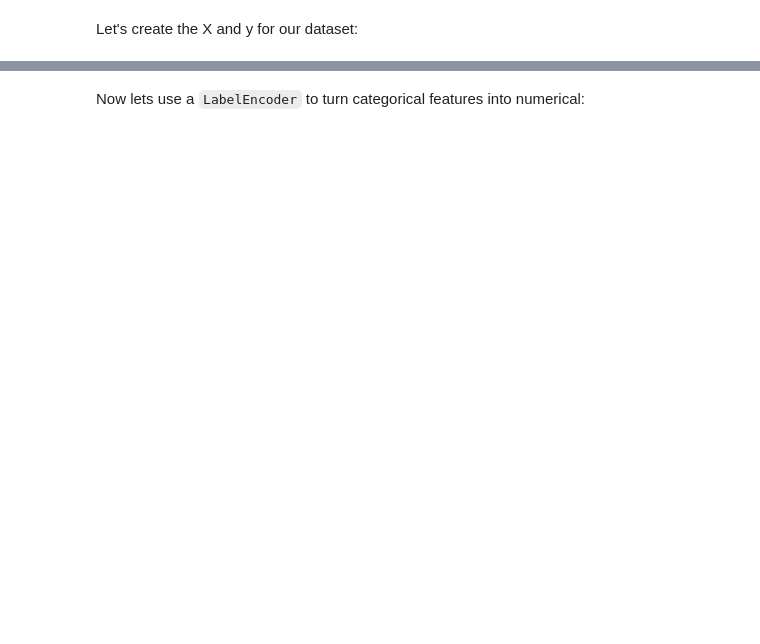
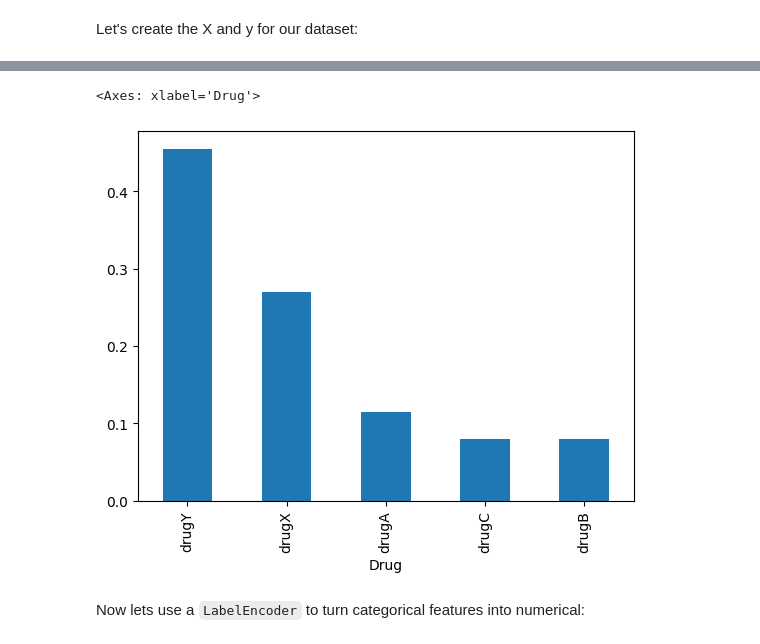
Before and after one commit to zhiyixu/ibm, a Jupyter notebook: 3.分类问题/Ramdom_forest.ipynb, the cells around one changed output, grey strips where cells are left out. Drawn from its saved outputs; the diff is of its cells as text; code cells hidden in the pictures; blank space fills up the shorter version.

```diff
--- a/3.分类问题/Ramdom_forest.ipynb
+++ b/3.分类问题/Ramdom_forest.ipynb
@@ -343,3 +598,8 @@ y[0:5]
+# %%
+y.value_counts(normalize=True).plot(kind="bar")
+# %% [output]
+<Axes: xlabel='Drug'>
+[figure, added]
 # %% [markdown]
 Now lets use a <code>LabelEncoder</code> to turn categorical features into numerical:
 # %%
```
Also changed, not shown: parts of 47 cells of this notebook, 1 other file.
